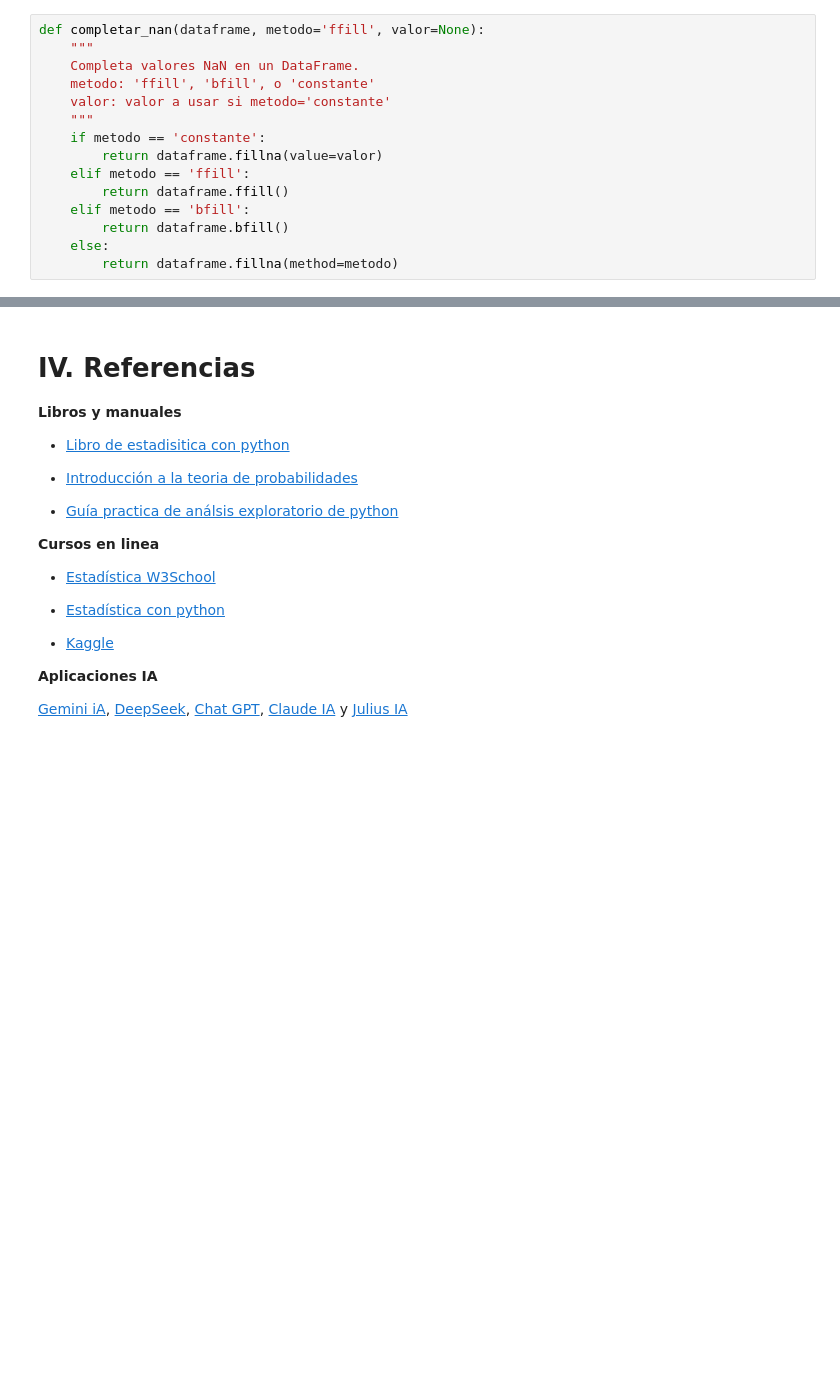
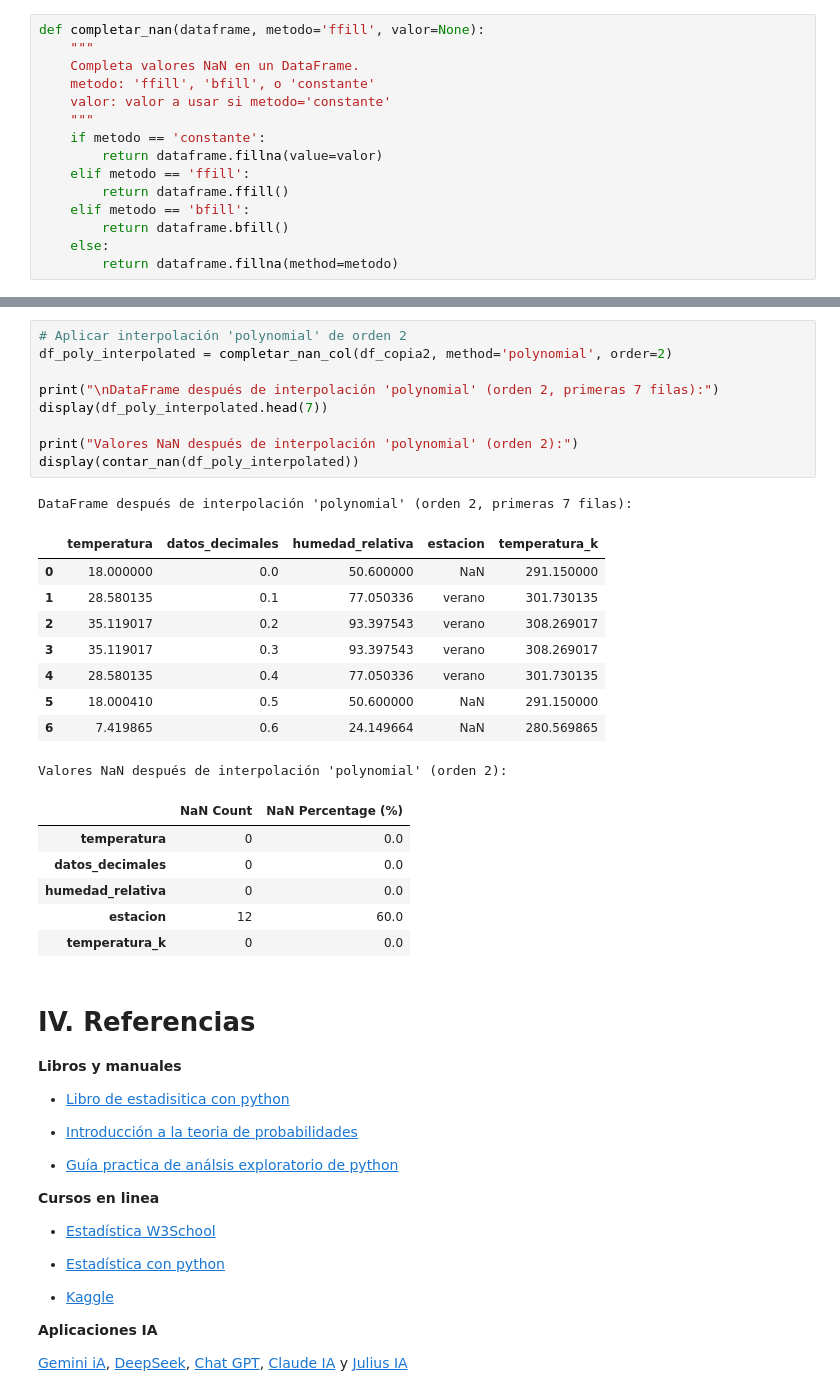
Before and after one commit to vrrp/sachabook_bigdata, a Jupyter notebook: _build/jupyter_execute/docs/03_programación_basica_python_AI.ipynb, the cells around one changed output, grey strips where cells are left out. Cells and saved outputs as stored; diff of their text form; blank space fills up the shorter version.

```diff
--- a/_build/jupyter_execute/docs/03_programación_basica_python_AI.ipynb
+++ b/_build/jupyter_execute/docs/03_programación_basica_python_AI.ipynb
@@ -904,3 +1030,29 @@ dtype: int64
+# %%
+# Aplicar interpolación 'polynomial' de orden 2
+df_poly_interpolated = completar_nan_col(df_copia2, method='polynomial', order=2)
+
+print("\nDataFrame después de interpolación 'polynomial' (orden 2, primeras 7 filas):")
+display(df_poly_interpolated.head(7))
+
+print("Valores NaN después de interpolación 'polynomial' (orden 2):")
+display(contar_nan(df_poly_interpolated))
+# %% [output]
+DataFrame después de interpolación 'polynomial' (orden 2, primeras 7 filas):
+|  | temperatura | datos_decimales | humedad_relativa | estacion | temperatura_k |
+| 0 | 18.000000 | 0.0 | 50.600000 | NaN | 291.150000 |
+| 1 | 28.580135 | 0.1 | 77.050336 | verano | 301.730135 |
+| 2 | 35.119017 | 0.2 | 93.397543 | verano | 308.269017 |
+| 3 | 35.119017 | 0.3 | 93.397543 | verano | 308.269017 |
+| 4 | 28.580135 | 0.4 | 77.050336 | verano | 301.730135 |
+| 5 | 18.000410 | 0.5 | 50.600000 | NaN | 291.150000 |
+| 6 | 7.419865 | 0.6 | 24.149664 | NaN | 280.569865 |
+Valores NaN después de interpolación 'polynomial' (orden 2):
+|  | NaN Count | NaN Percentage (%) |
+| temperatura | 0 | 0.0 |
+| datos_decimales | 0 | 0.0 |
+| humedad_relativa | 0 | 0.0 |
+| estacion | 12 | 60.0 |
+| temperatura_k | 0 | 0.0 |
 # %% [markdown]
 # **IV. Referencias**
 
```
Also changed, not shown: parts of 15 cells of this notebook, 6 other files.
